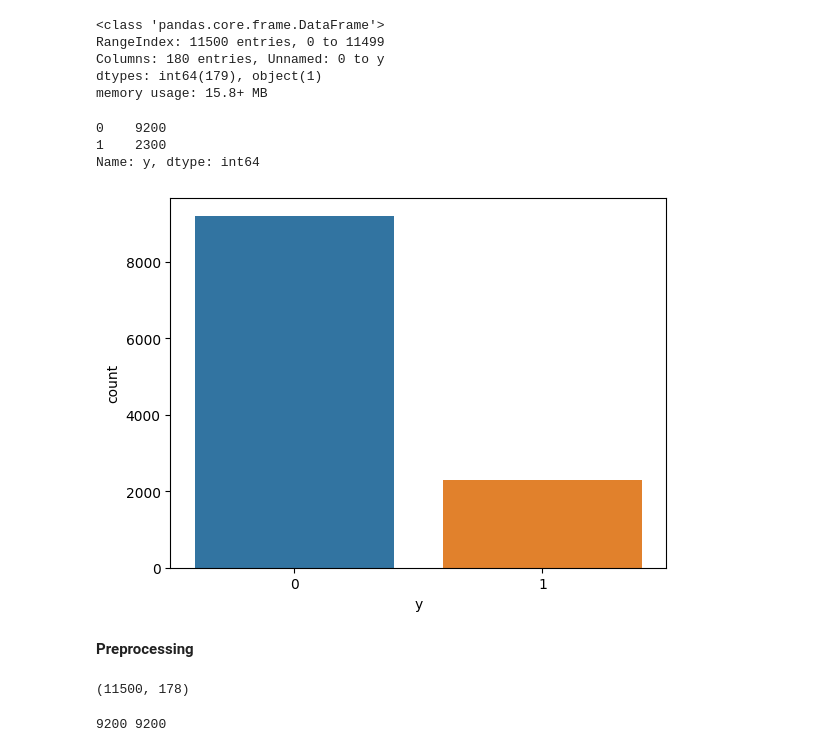
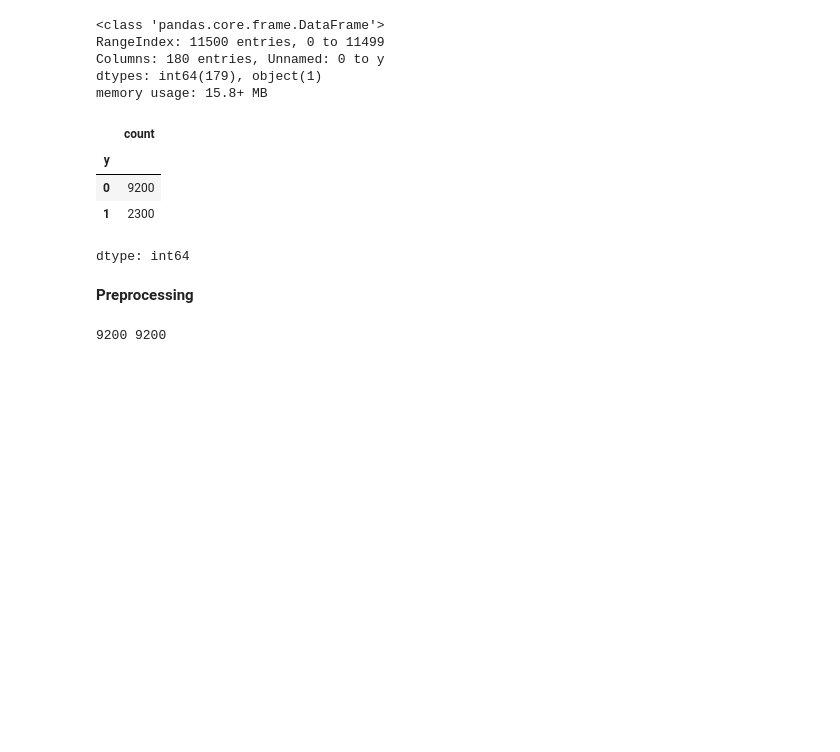
Before and after one commit to rantrek/Epileptic-Seizure-Detection---EEG, a Jupyter notebook: PredictES_classicalML.ipynb, the cells around one changed output. Saved outputs shown, nothing was run; the diff lists cells and outputs as text; code cells hidden in the pictures; blank space fills up the shorter version.

```diff
--- a/PredictES_classicalML.ipynb
+++ b/PredictES_classicalML.ipynb
@@ -73,13 +80,14 @@ memory usage: 15.8+ MB
 # %%
 #Check if data is imbalanced
 
-ct = sns.countplot(data['y'], label = "Count")
+#ct = sns.countplot(data['y'], label = "Count")
 data['y'].value_counts()
 # %% [output]
+|  | count |
+| y |  |
+| 0 | 9200 |
+| 1 | 2300 |
-0    9200
-1    2300
-Name: y, dtype: int64
+dtype: int64
-[figure, removed]
 # %% [markdown]
 **Preprocessing**
 # %%
@@ -91,12 +99,6 @@ data = data.drop("Unnamed: 0", axis=1)
 
 X = data.values
 X= X[:,0:-1]
-# %%
-#Normalize the data
-X = (X-X.mean())/X.std()
-X.shape
-# %% [output]
-(11500, 178)
 # %%
 #Generate the Dependent variable
 
```
Also changed, not shown: parts of 13 cells of this notebook.
